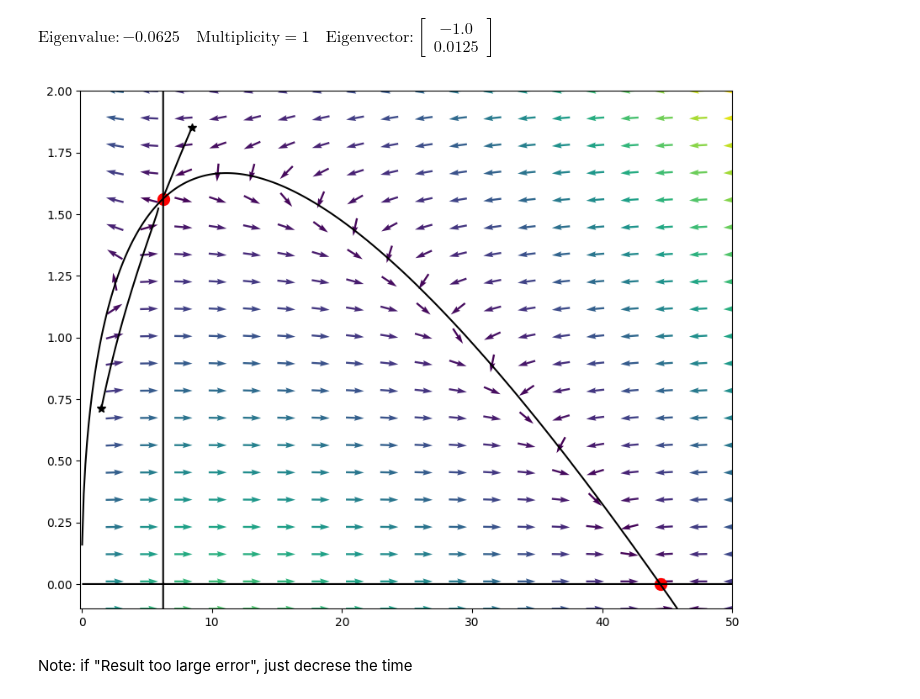
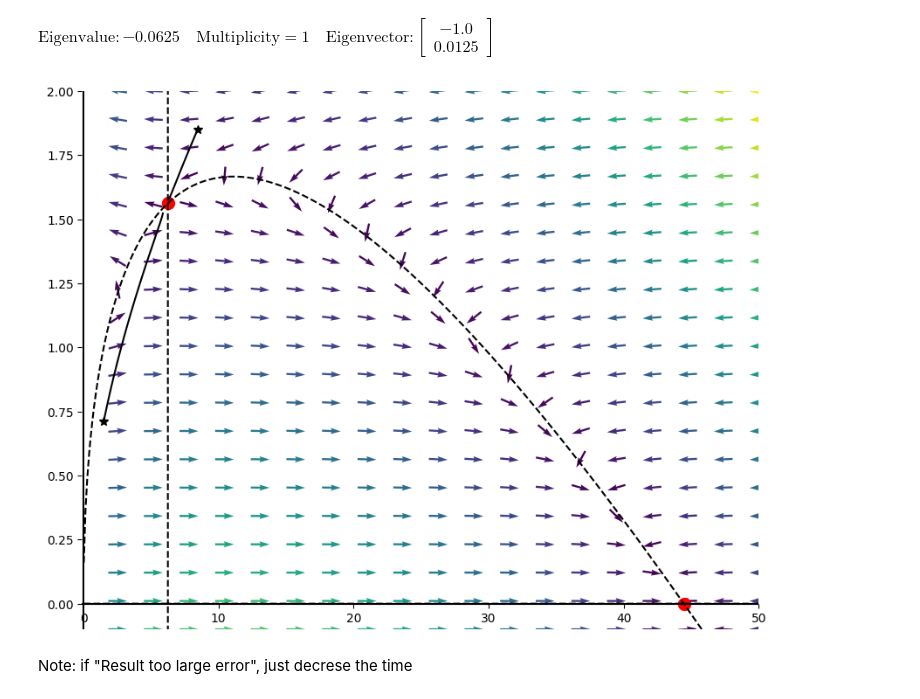
Before and after one commit to ndharari/diffeq, a Jupyter notebook: diffeq.ipynb, the cells around one changed output. Cells and saved outputs as stored; diff of their text form; code cells hidden in the pictures.

```diff
--- a/diffeq.ipynb
+++ b/diffeq.ipynb
@@ -42,4 +46,5 @@ $\displaystyle \mathbf{A} = \left[\begin{matrix}\frac{0.5}{x^{0.5}} - 0.15 & -1\
 # Setting equations to zero and computing Fixed Points
 dot_x_Equal, dot_y_Equal = sm.Eq(dot_x, 0), sm.Eq(dot_y, 0)
 equilibria = sm.solve((dot_x_Equal, dot_y_Equal), x, y, dict=True)
-#equilibria = [{x: 0, y: 0}]
+for eq in equilibria:
+    display(Math('Equilibrium Point: \\quad ('+sm.latex(eq[x])+', '+sm.latex(eq[y])+')'))
@@ -125,37 +133,48 @@ for pair in initial_pairs:
 # Quiverplot
 # create a grid and set the dir vecs
 X, Y = np.meshgrid(x_line, y_line)
 x_dir, y_dir = x_movement(X,Y), y_movement(X,Y)
 # prepare the colour and normalization factor
 norm = np.sqrt(x_dir**2 + y_dir**2)
 
-#Normalize
+# Normalize
 if normalize:
     x_dir /= norm
     y_dir /= norm
 
 plt.quiver(X, Y,
            x_dir,
            y_dir,
            norm,
            pivot='mid')
 
 # Manually integrate nullclines into the same axes
 dot_x_contour = sm.lambdify((x, y), dot_x, "numpy")
 dot_y_contour = sm.lambdify((x, y), dot_y, "numpy")
 
 x_vals = np.linspace(x_min, x_max, 400)
 y_vals = np.linspace(y_min, y_max, 400)
 X, Y = np.meshgrid(x_vals, y_vals)
 Z_x = dot_x_contour(X, Y)
 Z_y = dot_y_contour(X, Y)
 
-ax.contour(X, Y, Z_x, levels=[0], colors="black", linestyles="-")
-ax.contour(X, Y, Z_y, levels=[0], colors="black", linestyles="-")
+ax.contour(X, Y, Z_x, levels=[0], colors="black", linestyles="--")
+ax.contour(X, Y, Z_y, levels=[0], colors="black", linestyles="--")
 
+# Add X and Y axis
+ax.axhline(0, color='black',ls='-')
+ax.axvline(0, color='black',ls='-')
+# remove outside spines
+for spine in ['top', 'right', 'bottom', 'left']:
+    ax.spines[spine].set_visible(False)
+
+# Position x labels above the axis line
+ax.spines["bottom"].set_position("zero")
+
+# have ticks on top of the axes
 plt.show()
 # %% [output]
-[figure, old version]
+[figure, new version]
 # %% [markdown]
 Note: if "Result too large error", just decrese the time
 # %% [markdown]
```
Also changed, not shown: parts of 4 cells of this notebook.
